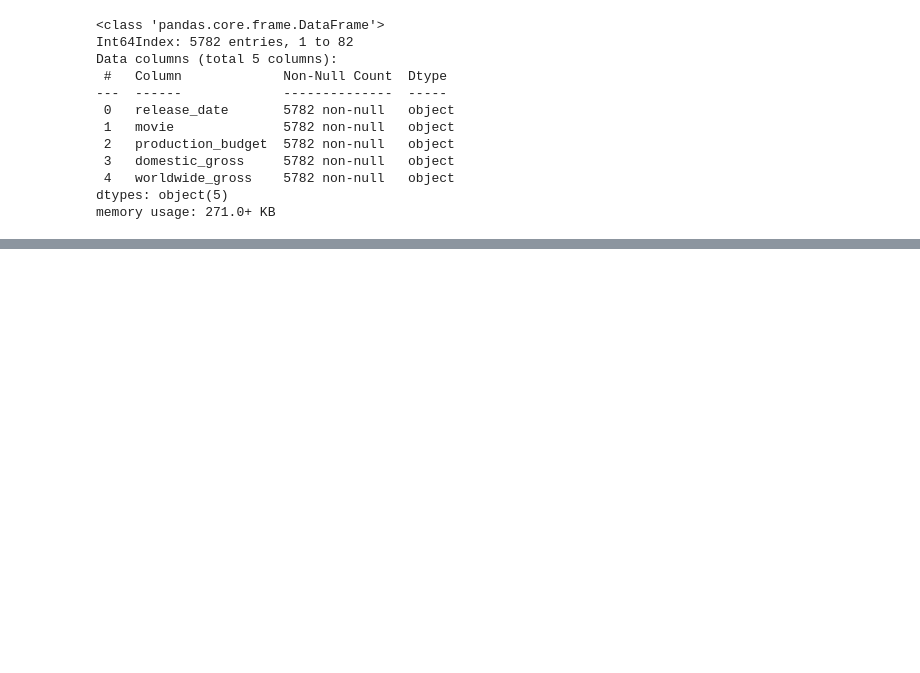
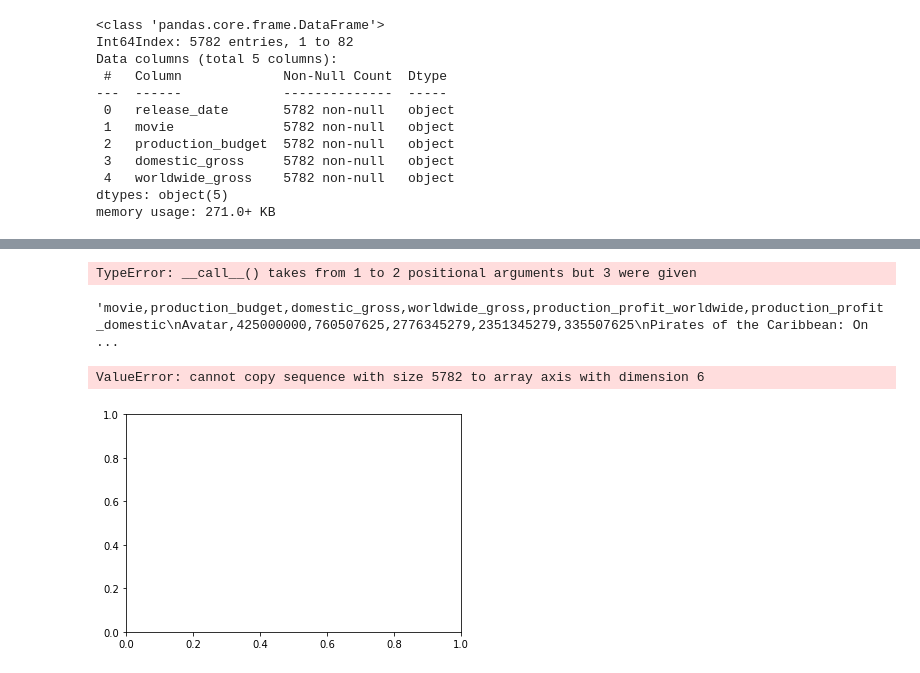
Before and after one commit to zhyde23/Microsoft-Movies-Project, a Jupyter notebook: Movie_Budget.ipynb, the cells around one changed output, grey strips where cells are left out. Drawn from its saved outputs; the diff is of its cells as text; code cells hidden in the pictures; blank space fills up the shorter version.

```diff
--- a/Movie_Budget.ipynb
+++ b/Movie_Budget.ipynb
@@ -181,0 +164,7 @@ movie_budget.head()
+# %%
+#d = {'production_budget', 'domestic_gross', 'worldwide_gross'}
+
+mb1["production_budget"] = mb1["production_budget"].astype(str).astype(int)
+mb1["domestic_gross"] = mb1["domestic_gross"].astype(str).astype(int)
+mb1["worldwide_gross"] = mb1["worldwide_gross"].astype(str).astype(int)
+mb1.info()
@@ -181,0 +183,5 @@ movie_budget.head()
+# %%
+# Finding profit values for each movie worldwide
+
+mb1['production_profit_worldwide'] = mb1['worldwide_gross'] - mb1['production_budget']
+mb1.head()
@@ -181,0 +196,5 @@ movie_budget.head()
+# %%
+# Finding profit values domestically
+
+mb1['production_profit_domestic'] = mb1['domestic_gross'] - mb1['production_budget']
+mb1.head()
@@ -181,0 +262,8 @@ movie_budget.head()
+# %%
+mb1.loc(0, 4)
+# %% [output]
+TypeError: __call__() takes from 1 to 2 positional arguments but 3 were given
+# %%
+mb1.to_csv(index=False)
+# %% [output]
+'movie,production_budget,domestic_gross,worldwide_gross,production_profit_worldwide,production_profit_domestic\nAvatar,425000000,760507625,2776345279,2351345279,335507625\nPirates of the Caribbean: On ...
@@ -181,0 +272,22 @@ movie_budget.head()
+# %%
+# Set plot space as inline for inline plots and qt for external plots
+%matplotlib inline
+
+# Use plot() function to create a plot using above values on both x and y coordinates. Add a label.
+plt.plot([mb1['production_budget']], [mb1, ['production_profit_domestic']])
+
+# Add labels for x and y axes
+plt.xlabel('Budget')
+plt.ylabel('Profit')
+
+# Add a title for the plot
+plt.title('PLOT TITLE')
+
+# Add a legend to the plot with legend() in lower right corner
+plt.legend(loc=4)
+
+# Output the final plot
+plt.show()
+# %% [output]
+ValueError: cannot copy sequence with size 5782 to array axis with dimension 6
+[figure, added]
```
Also changed, not shown: parts of 18 cells of this notebook, 25 other files.
